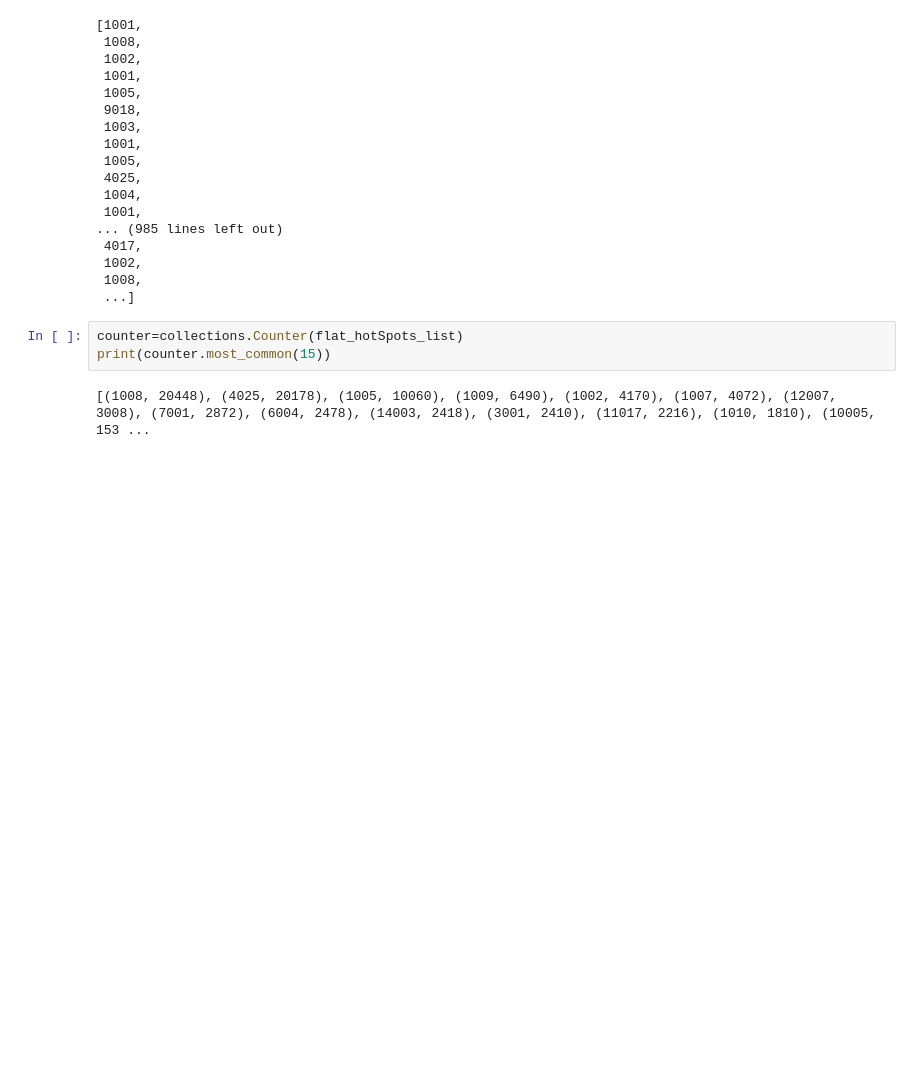
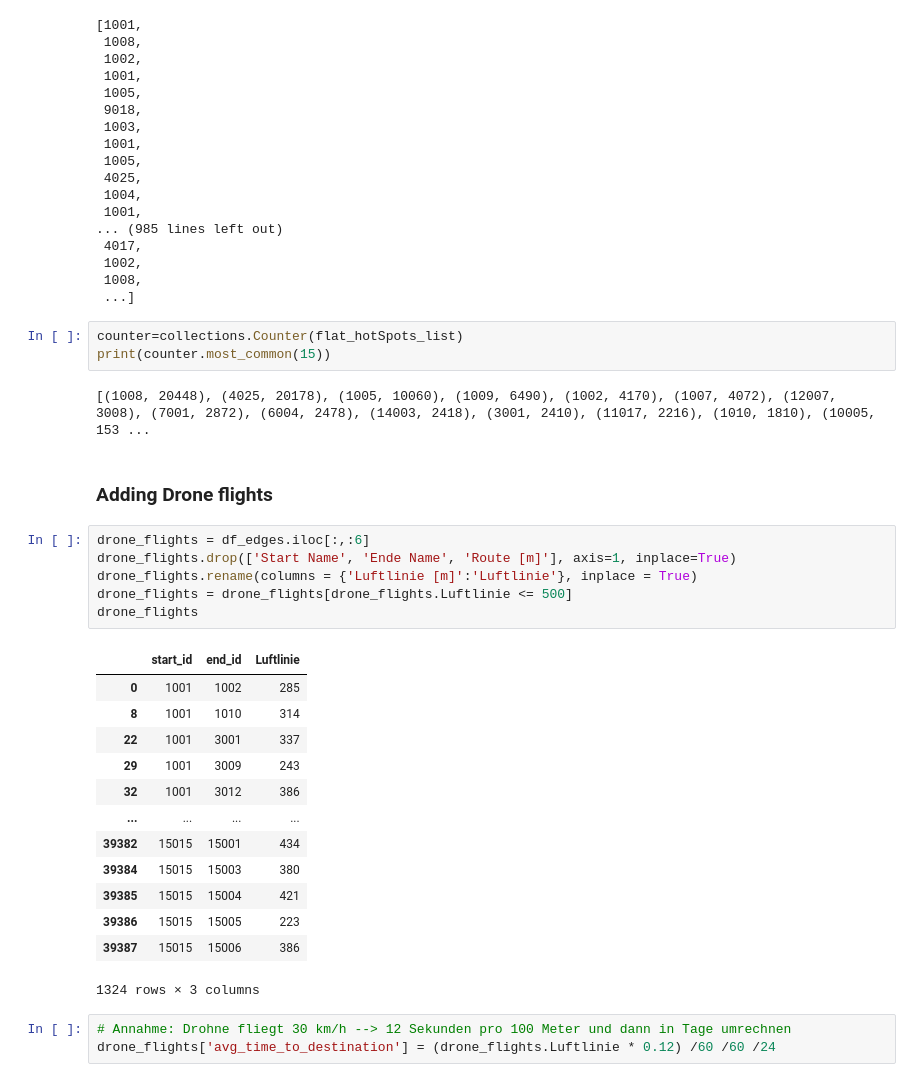
Before and after one commit to Lukas-Dierkes/vehicle-stream-team-project, a Jupyter notebook: vehicle_stream_pipeline/short_path.ipynb, the cells around one changed output. Drawn from its saved outputs; the diff is of its cells as text; blank space fills up the shorter version.

```diff
--- a/vehicle_stream_pipeline/test.ipynb
+++ b/vehicle_stream_pipeline/short_path.ipynb
@@ -241,3 +240,28 @@ counter=collections.Counter(flat_hotSpots_list)
 print(counter.most_common(15))
 # %% [output]
 [(1008, 20448), (4025, 20178), (1005, 10060), (1009, 6490), (1002, 4170), (1007, 4072), (12007, 3008), (7001, 2872), (6004, 2478), (14003, 2418), (3001, 2410), (11017, 2216), (1010, 1810), (10005, 153 ...
+# %% [markdown]
+### Adding Drone flights
+# %%
+drone_flights = df_edges.iloc[:,:6]
+drone_flights.drop(['Start Name', 'Ende Name', 'Route [m]'], axis=1, inplace=True)
+drone_flights.rename(columns = {'Luftlinie [m]':'Luftlinie'}, inplace = True)
+drone_flights = drone_flights[drone_flights.Luftlinie <= 500]
+drone_flights
+# %% [output]
+|  | start_id | end_id | Luftlinie |
+| 0 | 1001 | 1002 | 285 |
+| 8 | 1001 | 1010 | 314 |
+| 22 | 1001 | 3001 | 337 |
+| 29 | 1001 | 3009 | 243 |
+| 32 | 1001 | 3012 | 386 |
+| ... | ... | ... | ... |
+| 39382 | 15015 | 15001 | 434 |
+| 39384 | 15015 | 15003 | 380 |
+| 39385 | 15015 | 15004 | 421 |
+| 39386 | 15015 | 15005 | 223 |
+| 39387 | 15015 | 15006 | 386 |
+1324 rows × 3 columns
+# %%
+# Annahme: Drohne fliegt 30 km/h --> 12 Sekunden pro 100 Meter und dann in Tage umrechnen
+drone_flights['avg_time_to_destination'] = (drone_flights.Luftlinie * 0.12) /60 /60 /24
```
Also changed, not shown: parts of 5 cells of this notebook.
